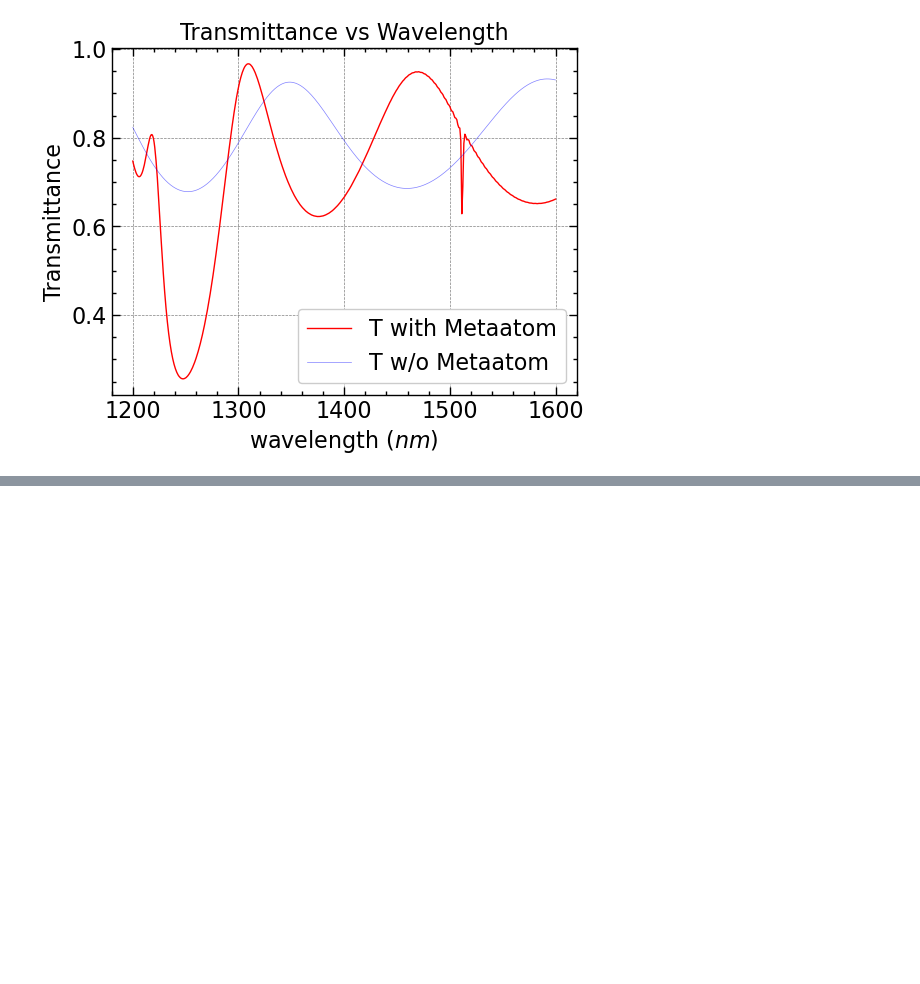
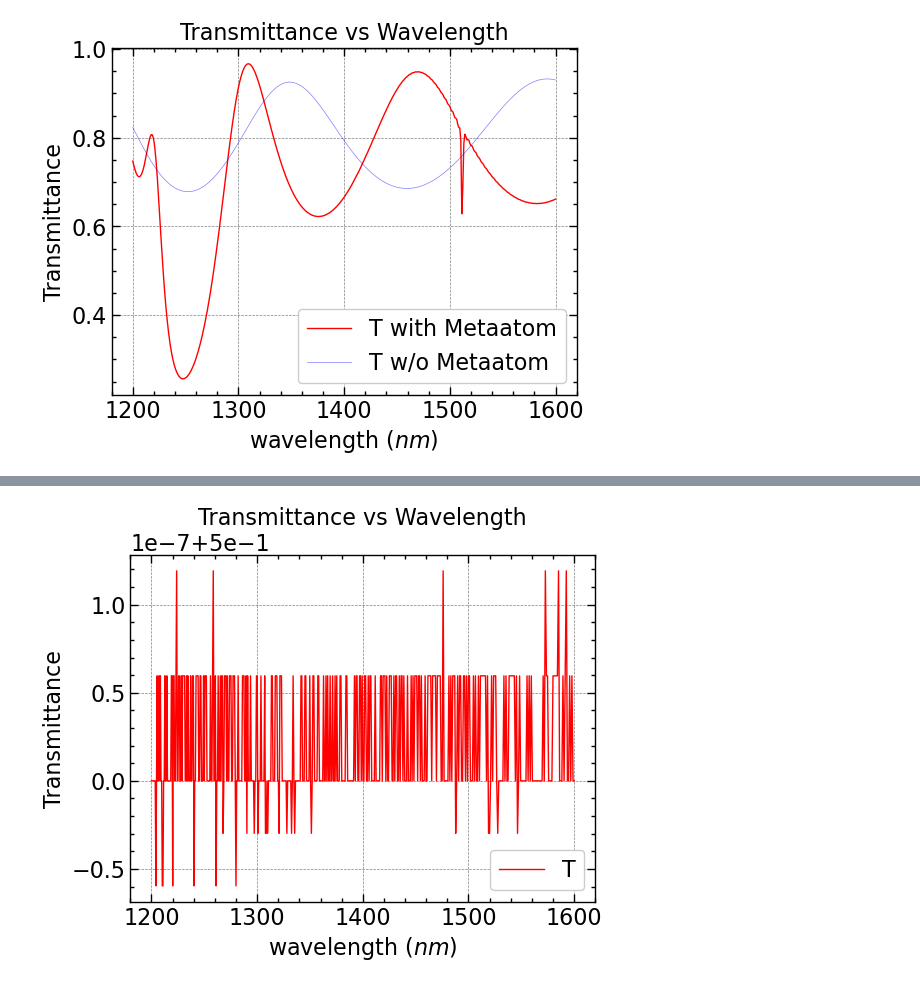
Before and after one commit to yankunm/yankunm.github.io, a Jupyter notebook: simulation/geom_phase.ipynb, the cells around one changed output, grey strips where cells are left out. Cells and saved outputs as stored; diff of their text form; code cells hidden in the pictures; blank space fills up the shorter version.

```diff
--- a/simulation/geom_phase.ipynb
+++ b/simulation/geom_phase.ipynb
@@ -317,0 +325,15 @@ plt.show()
+# %%
+# this uses scienceplots to make plots look better
+plt.style.use(['science', 'notebook', 'grid'])
+# plot transmission, compare to paper results, look similar
+fig, ax = plt.subplots(1, 1, figsize=(6, 4.5))
+plt.plot(td.C_0 / fr.freqs(N) * 1000, T_lcp / (T_lcp + T_rcp), "r", lw=1, label="T")
+# plt.plot(td.C_0 / fr.freqs(N) * 1000, T_rcp, "b", lw=0.5, alpha=1, label="T_RCP")
+plt.xlabel(r"wavelength ($nm$)")
+plt.ylabel("Transmittance")
+plt.legend()
+plt.title("Transmittance vs Wavelength")
+plt.savefig("power_geom", dpi=300)
+plt.show()
+# %% [output]
+[figure, added]
```
Also changed, not shown: parts of 28 cells of this notebook, 16 other files.
